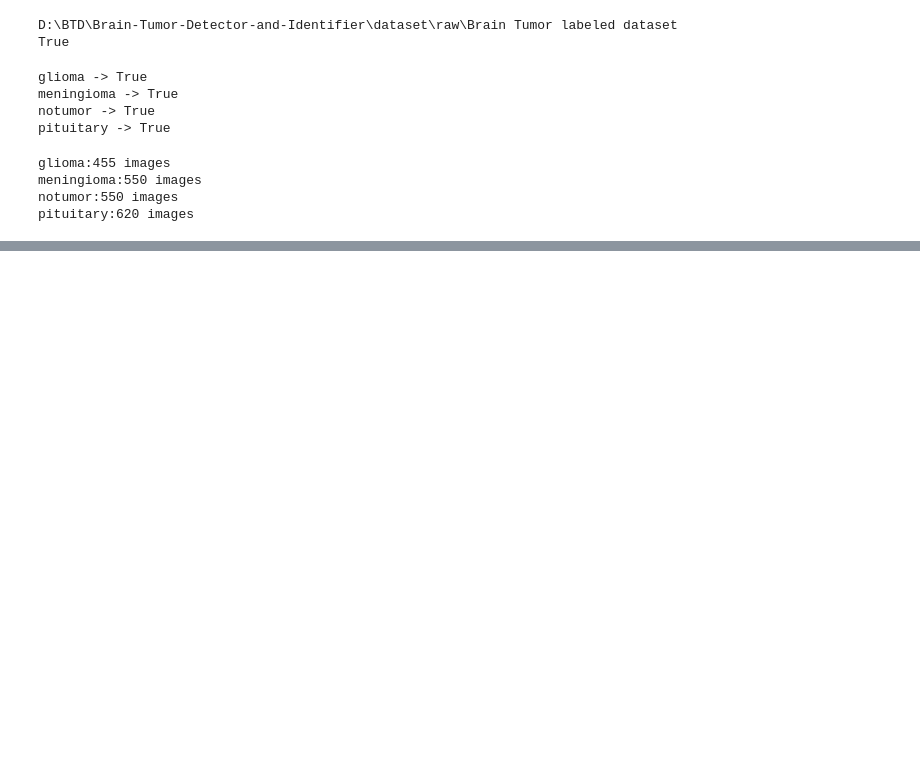
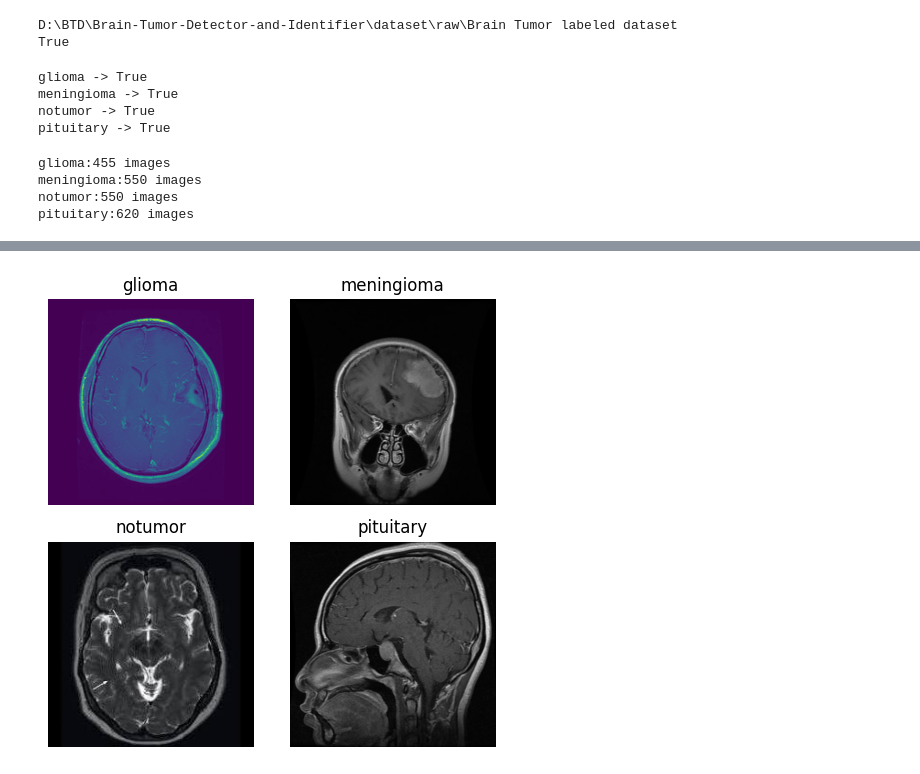
Before and after one commit to ShivrajMpawar/Brain-Tumor-Detector-and-Identifier, a Jupyter notebook: notebooks/01_dataset_exploration.ipynb, the cells around one changed output, grey strips where cells are left out. Saved outputs shown, nothing was run; the diff lists cells and outputs as text; code cells hidden in the pictures; blank space fills up the shorter version.

```diff
--- a/notebooks/01_dataset_exploration.ipynb
+++ b/notebooks/01_dataset_exploration.ipynb
@@ -73,0 +89,22 @@ summary_df
+# %%
+#Display one MRI for each class
+
+fig,axes = plt.subplots(2,2, figsize=(5,5))
+
+for ax,class_name in zip(axes.ravel(),CLASSES):
+
+    class_path = dir_path/class_name
+
+    images = list(class_path.glob("*.jpg"))
+    image_path = random.choice(images)
+
+    image = Image.open(image_path)
+
+    ax.imshow(image)
+    ax.set_title(class_name)
+    ax.axis("off")
+
+plt.tight_layout()
+plt.show()
+# %% [output]
+[figure, added]
```
Also changed, not shown: parts of 5 cells of this notebook.
